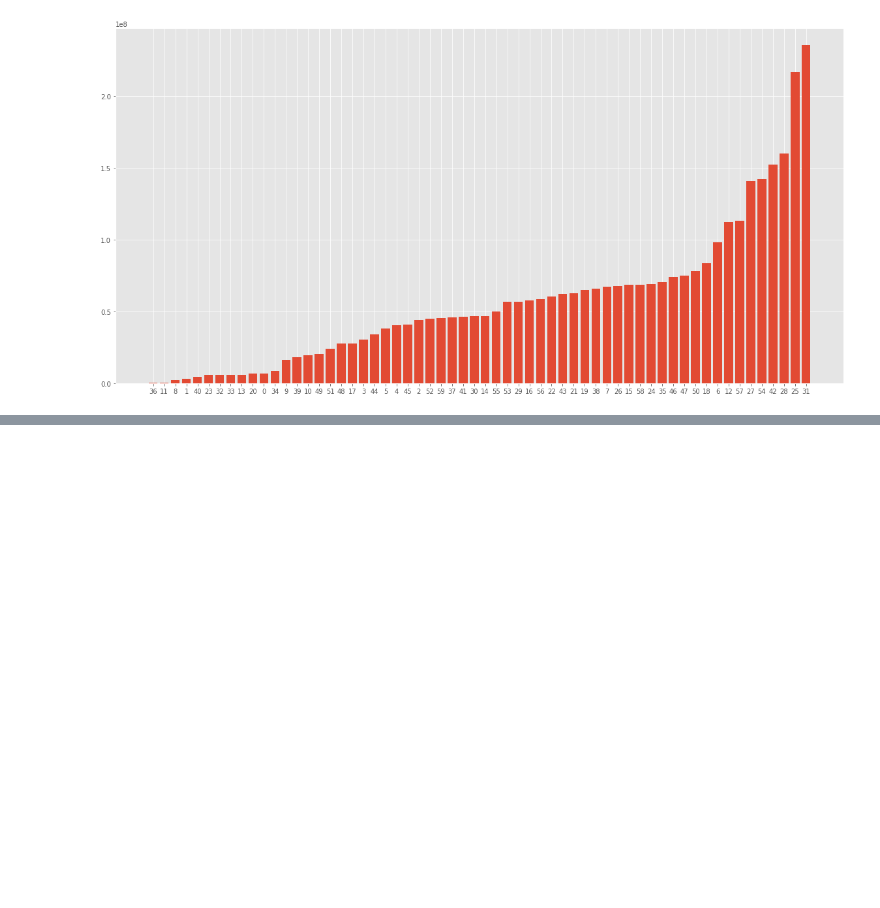
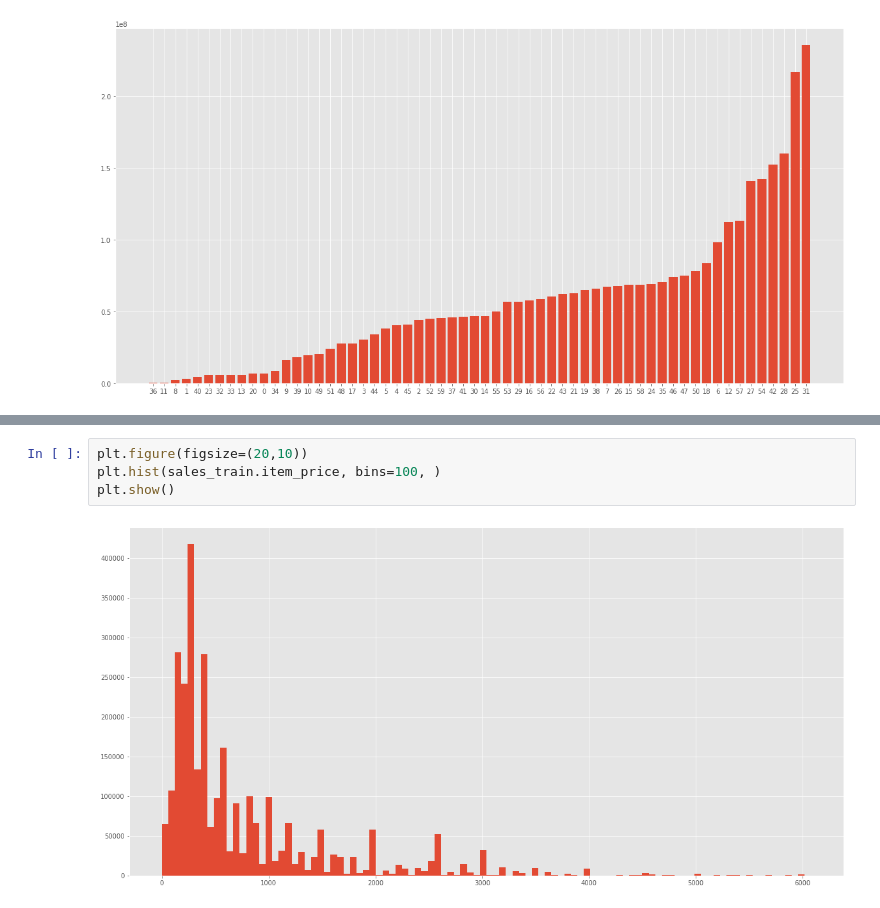
Before and after one commit to tutss/kaggle, a Jupyter notebook: training/htwdsc/coursera-kaggle-competition.ipynb, the cells around one changed output, grey strips where cells are left out. Cells and saved outputs as stored; diff of their text form; blank space fills up the shorter version.

```diff
--- a/training/htwdsc/coursera-kaggle-competition.ipynb
+++ b/training/htwdsc/coursera-kaggle-competition.ipynb
@@ -225,0 +264,6 @@ plt.show()
+# %%
+plt.figure(figsize=(20,10))
+plt.hist(sales_train.item_price, bins=100, )
+plt.show()
+# %% [output]
+[figure, added]
```
Also changed, not shown: parts of 15 cells of this notebook.
